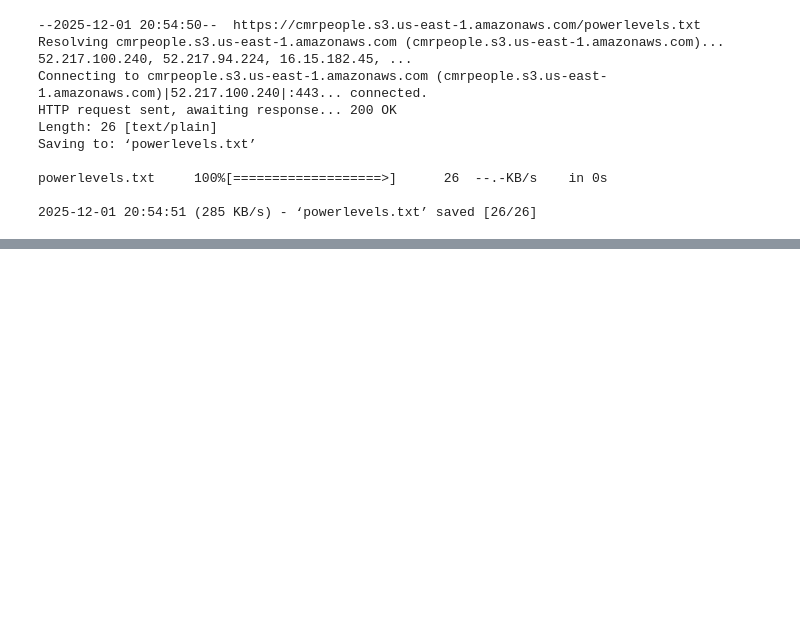
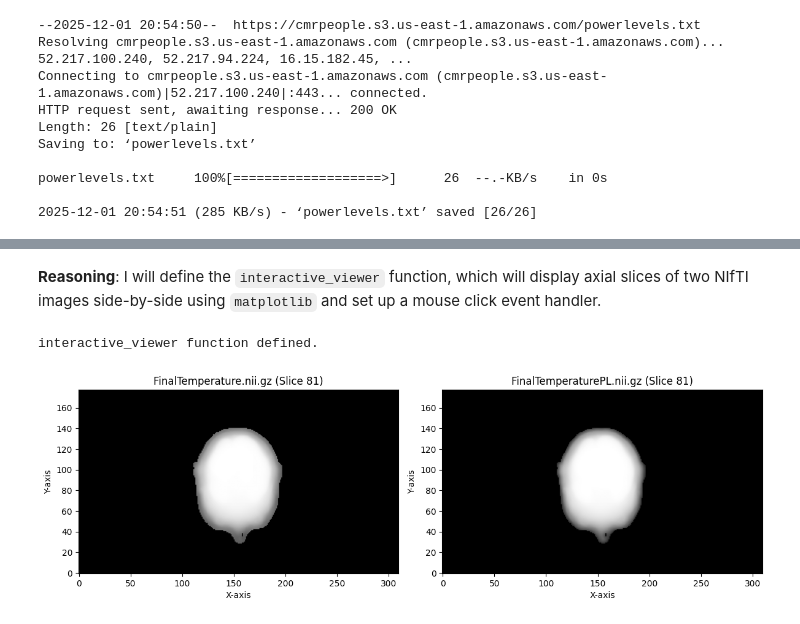
Before and after one commit to cloudmrhub/tess-tools, a Jupyter notebook: tess_tools.ipynb, the cells around one changed output, grey strips where cells are left out. Drawn from its saved outputs; the diff is of its cells as text; code cells hidden in the pictures; blank space fills up the shorter version.

```diff
--- a/tess_tools.ipynb
+++ b/tess_tools.ipynb
@@ -107,0 +119,8 @@ Using executable /usr/local/lib/python3.12/dist-packages/tess/bin/cpptemperature
+# %%
+import nibabel as nib
+
+img1 = nib.load('FinalTemperature.nii.gz')
+img2 = nib.load('FinalTemperaturePL.nii.gz')
+
+print("Loaded FinalTemperature.nii.gz into img1")
+print("Loaded FinalTemperaturePL.nii.gz into img2")
@@ -107,0 +135,43 @@ Using executable /usr/local/lib/python3.12/dist-packages/tess/bin/cpptemperature
+# %% [markdown]
+**Reasoning**:
+I will define the `interactive_viewer` function, which will display axial slices of two NIfTI images side-by-side using `matplotlib` and set up a mouse click event handler.
+# %%
+import matplotlib.pyplot as plt
+import numpy as np
+
+def interactive_viewer(img1, img2):
+    data1 = img1.get_fdata()
+    data2 = img2.get_fdata()
+
+    # Determine a common axial slice (middle slice along z-axis)
+    z_slice = data1.shape[2] // 2
+
+    fig, axes = plt.subplots(1, 2, figsize=(12, 6))
+
+    axes[0].imshow(data1[:, :, z_slice].T, cmap='gray', origin='lower')
+    axes[0].set_title(f'FinalTemperature.nii.gz (Slice {z_slice})')
+    axes[0].set_xlabel('X-axis')
+    axes[0].set_ylabel('Y-axis')
+
+    axes[1].imshow(data2[:, :, z_slice].T, cmap='gray', origin='lower')
+    axes[1].set_title(f'FinalTemperaturePL.nii.gz (Slice {z_slice})')
+    axes[1].set_xlabel('X-axis')
+    axes[1].set_ylabel('Y-axis')
+
+    plt.tight_layout()
+
+    # Set up the event handler for mouse clicks
+    def on_click(event):
+        if event.inaxes:
+            print(f"Clicked on: {event.inaxes.get_title()}, Coordinates: ({event.xdata:.2f}, {event.ydata:.2f})")
+
+    fig.canvas.mpl_connect('button_press_event', on_click)
+    plt.show()
+
+print("interactive_viewer function defined.")
+# %% [output]
+interactive_viewer function defined.
+# %%
+interactive_viewer(img1, img2)
+# %% [output]
+[figure, added]
```
Also changed, not shown: parts of 7 cells of this notebook.
